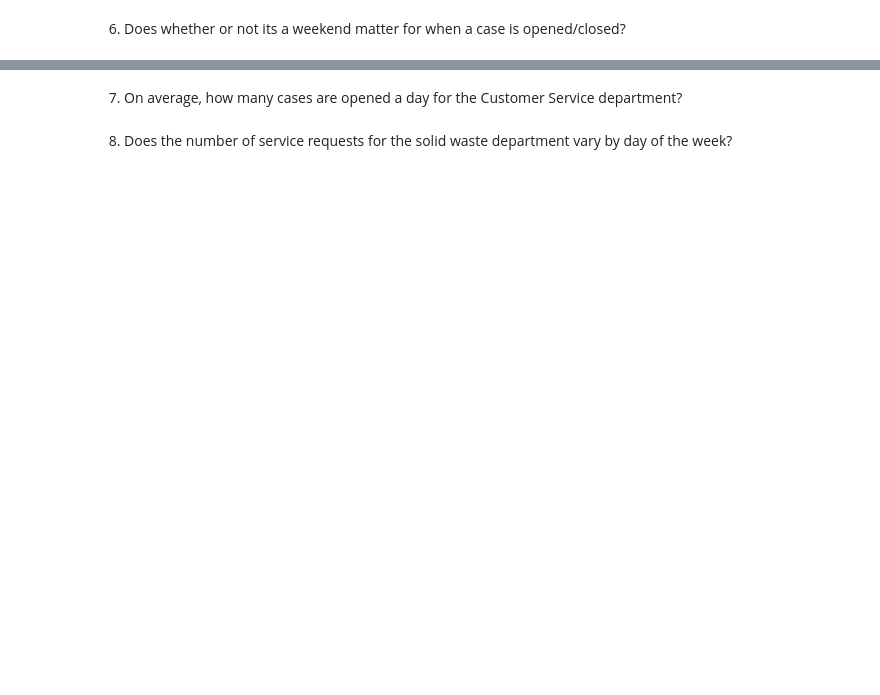
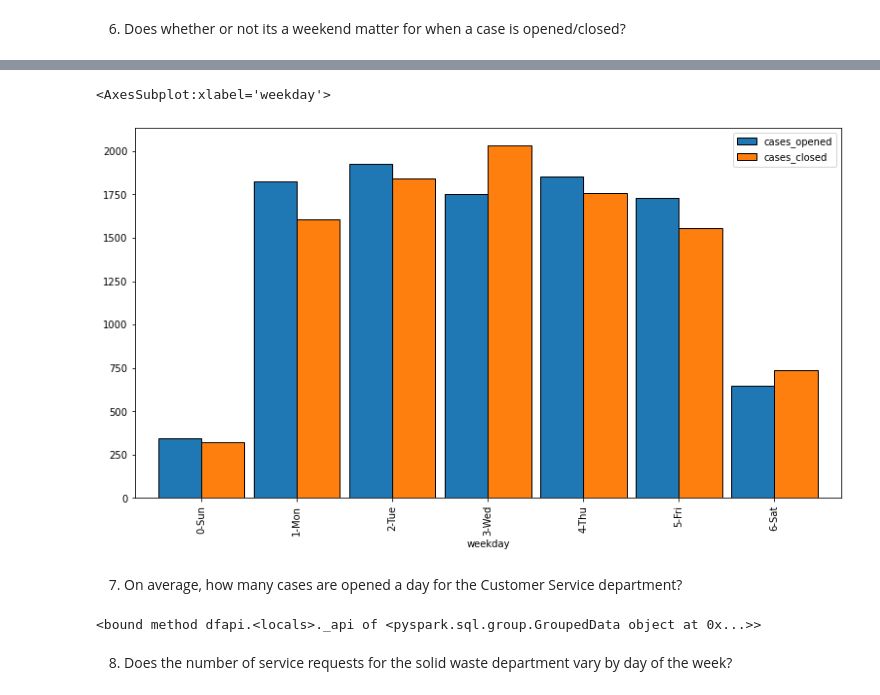
Before and after one commit to CSolitaire/spark-exercises, a Jupyter notebook: explore.ipynb, the cells around one changed output, grey strips where cells are left out. Drawn from its saved outputs; the diff is of its cells as text; code cells hidden in the pictures; blank space fills up the shorter version.

```diff
--- a/explore.ipynb
+++ b/explore.ipynb
@@ -192,2 +359,10 @@ only showing top 20 rows
 # %% [markdown]
 6. Does whether or not its a weekend matter for when a case is opened/closed?
+# %%
+cases_by_day = df.select(
+    "department",
+    date_format("case_opened_date", "yyyy-MM-dd").alias("case_opened_date"),
+    date_format("case_closed_date", "yyyy-MM-dd").alias("case_closed_date"),
+)
+
+cases_by_day.show(5)
@@ -193,0 +380,14 @@ only showing top 20 rows
+# %%
+cases_opened_by_day = (
+    cases_by_day
+    .groupby('case_opened_date')
+    .count()
+    .na.drop()
+    .sort('case_opened_date')
+    .toPandas()
+    .assign(case_opened_date=lambda df: pd.to_datetime(df.case_opened_date))
+    .set_index('case_opened_date')
+    ['count']
+)
+cases_opened_by_day.name = 'cases_opened'
+cases_opened_by_day
@@ -193,0 +408,16 @@ only showing top 20 rows
+# %%
+cases_closed_by_day = (
+    cases_by_day
+    .groupby('case_closed_date')
+    .count()
+    .na.drop()
+    .sort('case_closed_date')
+    .toPandas()
+    .assign(case_closed_date=lambda df: pd.to_datetime(df.case_closed_date))
+    .set_index('case_closed_date')
+    ['count']
+)
+cases_closed_by_day.name = 'cases_closed'
+# %%
+ts = pd.concat([cases_opened_by_day, cases_closed_by_day], axis=1)
+ts
@@ -194,2 +438,8 @@ only showing top 20 rows
+# %%
+ts['weekday'] = ts.index.strftime('%w-%a')
+ts.groupby('weekday').mean().plot.bar(figsize=(13, 7), ec='black', width=.9)
+# %% [output]
+<AxesSubplot:xlabel='weekday'>
+[figure, added]
 # %% [markdown]
 7. On average, how many cases are opened a day for the Customer Service department?
@@ -196,2 +454,6 @@ only showing top 20 rows
+# %%
+example
+# %% [output]
+<bound method dfapi.<locals>._api of <pyspark.sql.group.GroupedData object at 0x...>>
 # %% [markdown]
 8. Does the number of service requests for the solid waste department vary by day of the week?
```
Also changed, not shown: parts of 14 cells of this notebook.
